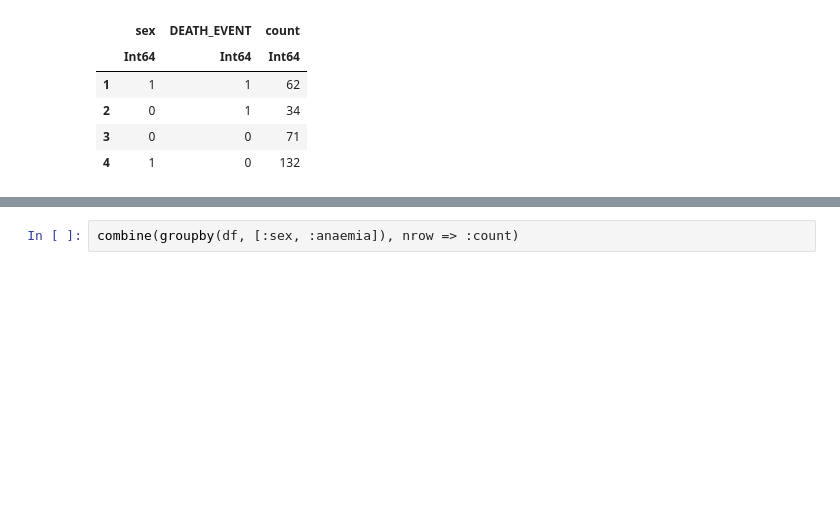
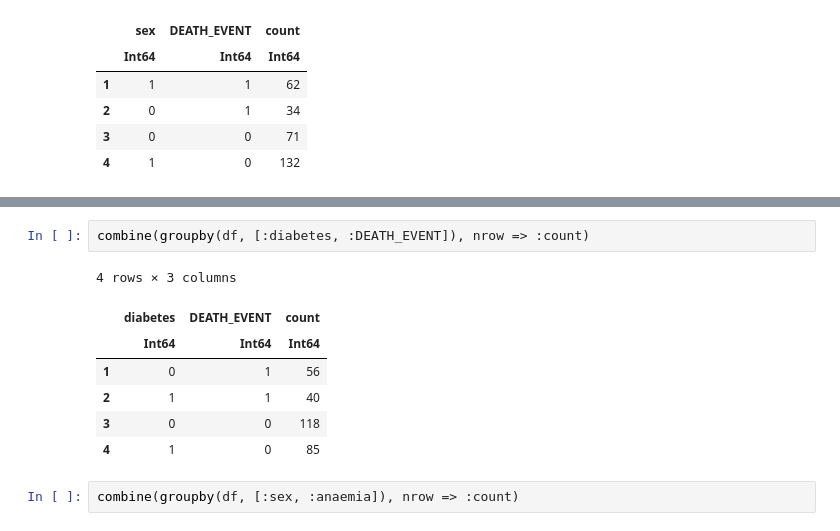
Before and after one commit to pinkdragon1000/Heart-Failure-Analysis, a Jupyter notebook: Heart Failure Analysis.ipynb, the cells around one changed output, grey strips where cells are left out. Cells and saved outputs as stored; diff of their text form; blank space fills up the shorter version.

```diff
--- a/Heart Failure Analysis.ipynb
+++ b/Heart Failure Analysis.ipynb
@@ -112,3 +132,13 @@ combine(groupby(df, [:sex, :DEATH_EVENT]), nrow => :count)
+# %%
+combine(groupby(df, [:diabetes, :DEATH_EVENT]), nrow => :count)
+# %% [output]
+4 rows × 3 columns
+|  | diabetes | DEATH_EVENT | count |
+|  | Int64 | Int64 | Int64 |
+| 1 | 0 | 1 | 56 |
+| 2 | 1 | 1 | 40 |
+| 3 | 0 | 0 | 118 |
+| 4 | 1 | 0 | 85 |
 # %%
 combine(groupby(df, [:sex, :anaemia]), nrow => :count)
 # %% [output]
```
Also changed, not shown: parts of 13 cells of this notebook.
